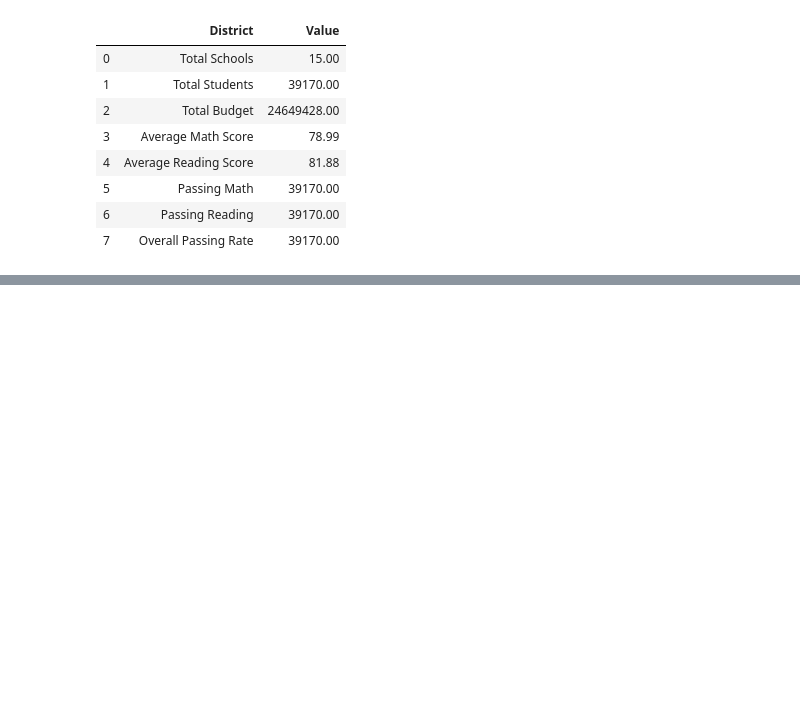
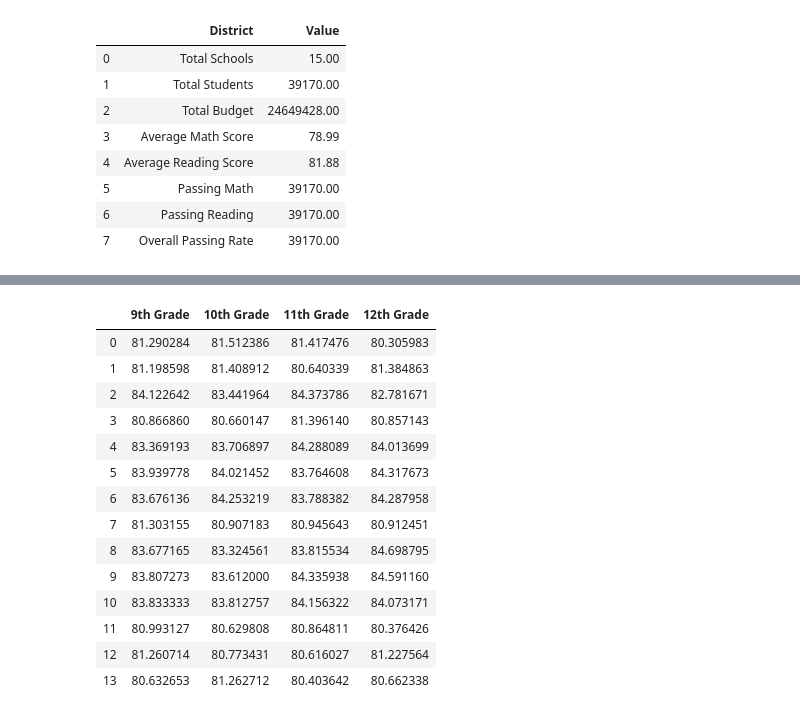
Before and after one commit to mcordray1988/Pandas-Challenge, a Jupyter notebook: PyCitySchools/schools.ipynb, the cells around one changed output, grey strips where cells are left out. Drawn from its saved outputs; the diff is of its cells as text; code cells hidden in the pictures; blank space fills up the shorter version.

```diff
--- a/PyCitySchools/schools.ipynb
+++ b/PyCitySchools/schools.ipynb
@@ -281,0 +326,76 @@ df3.math_score.sum()/39169
+# %%
+Reading_scores = pd.DataFrame({"9th Grade": [Huang_High_School["reading_score"].loc[Huang_High_School["grade"]=="9th"].mean(),
+                Figueroa_High_School["reading_score"].loc[Figueroa_High_School["grade"]=="9th"].mean(),
+                Shelton_High_School["reading_score"].loc[Shelton_High_School["grade"]=="9th"].mean(),
+                Hernandez_High_School["reading_score"].loc[Hernandez_High_School["grade"]=="9th"].mean(),
+                Griffin_High_School["reading_score"].loc[Griffin_High_School["grade"]=="9th"].mean(),
+                Wilson_High_School["reading_score"].loc[Wilson_High_School["grade"]=="9th"].mean(),
+                Cabrera_High_School["reading_score"].loc[Cabrera_High_School["grade"]=="9th"].mean(),
+                Bailey_High_School["reading_score"].loc[Bailey_High_School["grade"]=="9th"].mean(),
+                Holden_High_School["reading_score"].loc[Holden_High_School["grade"]=="9th"].mean(),
+                Pena_High_School["reading_score"].loc[Pena_High_School["grade"]=="9th"].mean(),
+                Wright_High_School["reading_score"].loc[Wright_High_School["grade"]=="9th"].mean(),
+                Rodriguez_High_School["reading_score"].loc[Rodriguez_High_School["grade"]=="9th"].mean(),
+                Johnson_High_School["reading_score"].loc[Johnson_High_School["grade"]=="9th"].mean(),
+                Ford_High_School["reading_score"].loc[Ford_High_School["grade"]=="9th"].mean()],
+               "10th Grade": [Huang_High_School["reading_score"].loc[Huang_High_School["grade"]=="10th"].mean(),
+                Figueroa_High_School["reading_score"].loc[Figueroa_High_School["grade"]=="10th"].mean(),
+                Shelton_High_School["reading_score"].loc[Shelton_High_School["grade"]=="10th"].mean(),
+                Hernandez_High_School["reading_score"].loc[Hernandez_High_School["grade"]=="10th"].mean(),
+                Griffin_High_School["reading_score"].loc[Griffin_High_School["grade"]=="10th"].mean(),
+                Wilson_High_School["reading_score"].loc[Wilson_High_School["grade"]=="10th"].mean(),
+                Cabrera_High_School["reading_score"].loc[Cabrera_High_School["grade"]=="10th"].mean(),
+                Bailey_High_School["reading_score"].loc[Bailey_High_School["grade"]=="10th"].mean(),
+                Holden_High_School["reading_score"].loc[Holden_High_School["grade"]=="10th"].mean(),
+                Pena_High_School["reading_score"].loc[Pena_High_School["grade"]=="10th"].mean(),
+                Wright_High_School["reading_score"].loc[Wright_High_School["grade"]=="10th"].mean(),
+                Rodriguez_High_School["reading_score"].loc[Rodriguez_High_School["grade"]=="10th"].mean(),
+                Johnson_High_School["reading_score"].loc[Johnson_High_School["grade"]=="10th"].mean(),
+                Ford_High_School["reading_score"].loc[Ford_High_School["grade"]=="10th"].mean()],
+               "11th Grade":[Huang_High_School["reading_score"].loc[Huang_High_School["grade"]=="11th"].mean(),
+                Figueroa_High_School["reading_score"].loc[Figueroa_High_School["grade"]=="11th"].mean(),
+                Shelton_High_School["reading_score"].loc[Shelton_High_School["grade"]=="11th"].mean(),
+                Hernandez_High_School["reading_score"].loc[Hernandez_High_School["grade"]=="11th"].mean(),
+                Griffin_High_School["reading_score"].loc[Griffin_High_School["grade"]=="11th"].mean(),
+                Wilson_High_School["reading_score"].loc[Wilson_High_School["grade"]=="11th"].mean(),
+                Cabrera_High_School["reading_score"].loc[Cabrera_High_School["grade"]=="11th"].mean(),
+                Bailey_High_School["reading_score"].loc[Bailey_High_School["grade"]=="11th"].mean(),
+                Holden_High_School["reading_score"].loc[Holden_High_School["grade"]=="11th"].mean(),
+                Pena_High_School["reading_score"].loc[Pena_High_School["grade"]=="11th"].mean(),
+                Wright_High_School["reading_score"].loc[Wright_High_School["grade"]=="11th"].mean(),
+                Rodriguez_High_School["reading_score"].loc[Rodriguez_High_School["grade"]=="11th"].mean(),
+                Johnson_High_School["reading_score"].loc[Johnson_High_School["grade"]=="11th"].mean(),
+                Ford_High_School["reading_score"].loc[Ford_High_School["grade"]=="11th"].mean()],
+               "12th Grade":[Huang_High_School["reading_score"].loc[Huang_High_School["grade"]=="12th"].mean(),
+                Figueroa_High_School["reading_score"].loc[Figueroa_High_School["grade"]=="12th"].mean(),
+                Shelton_High_School["reading_score"].loc[Shelton_High_School["grade"]=="12th"].mean(),
+                Hernandez_High_School["reading_score"].loc[Hernandez_High_School["grade"]=="12th"].mean(),
+                Griffin_High_School["reading_score"].loc[Griffin_High_School["grade"]=="12th"].mean(),
+                Wilson_High_School["reading_score"].loc[Wilson_High_School["grade"]=="12th"].mean(),
+                Cabrera_High_School["reading_score"].loc[Cabrera_High_School["grade"]=="12th"].mean(),
+                Bailey_High_School["reading_score"].loc[Bailey_High_School["grade"]=="12th"].mean(),
+                Holden_High_School["reading_score"].loc[Holden_High_School["grade"]=="12th"].mean(),
+                Pena_High_School["reading_score"].loc[Pena_High_School["grade"]=="12th"].mean(),
+                Wright_High_School["reading_score"].loc[Wright_High_School["grade"]=="12th"].mean(),
+                Rodriguez_High_School["reading_score"].loc[Rodriguez_High_School["grade"]=="12th"].mean(),
+                Johnson_High_School["reading_score"].loc[Johnson_High_School["grade"]=="12th"].mean(),
+                Ford_High_School["reading_score"].loc[Ford_High_School["grade"]=="12th"].mean()]
+
+})
+Reading_scores
+# %% [output]
+|  | 9th Grade | 10th Grade | 11th Grade | 12th Grade |
+| 0 | 81.290284 | 81.512386 | 81.417476 | 80.305983 |
+| 1 | 81.198598 | 81.408912 | 80.640339 | 81.384863 |
+| 2 | 84.122642 | 83.441964 | 84.373786 | 82.781671 |
+| 3 | 80.866860 | 80.660147 | 81.396140 | 80.857143 |
+| 4 | 83.369193 | 83.706897 | 84.288089 | 84.013699 |
+| 5 | 83.939778 | 84.021452 | 83.764608 | 84.317673 |
+| 6 | 83.676136 | 84.253219 | 83.788382 | 84.287958 |
+| 7 | 81.303155 | 80.907183 | 80.945643 | 80.912451 |
+| 8 | 83.677165 | 83.324561 | 83.815534 | 84.698795 |
+| 9 | 83.807273 | 83.612000 | 84.335938 | 84.591160 |
+| 10 | 83.833333 | 83.812757 | 84.156322 | 84.073171 |
+| 11 | 80.993127 | 80.629808 | 80.864811 | 80.376426 |
+| 12 | 81.260714 | 80.773431 | 80.616027 | 81.227564 |
+| 13 | 80.632653 | 81.262712 | 80.403642 | 80.662338 |
```
Also changed, not shown: parts of 27 cells of this notebook, 2 other files.
